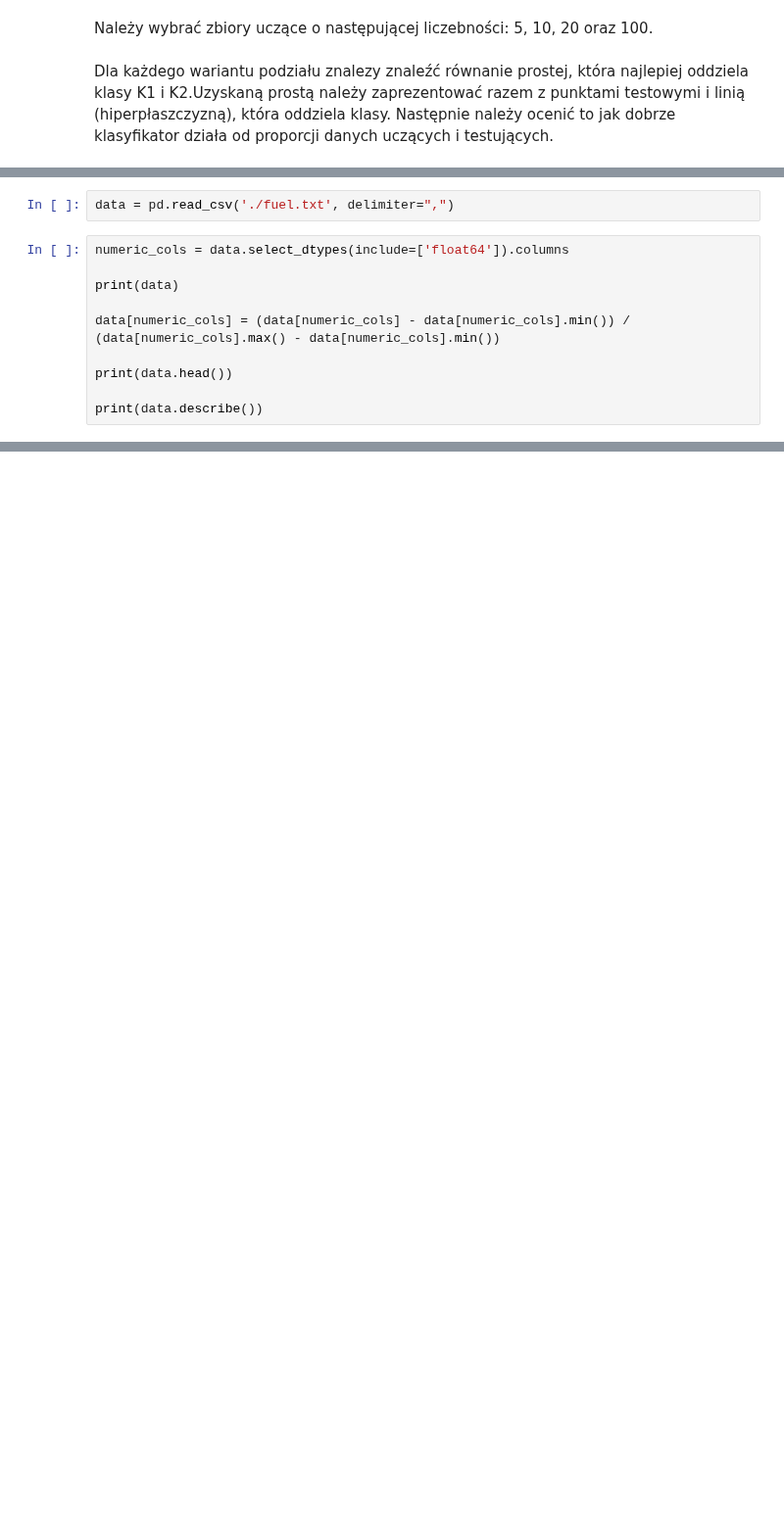
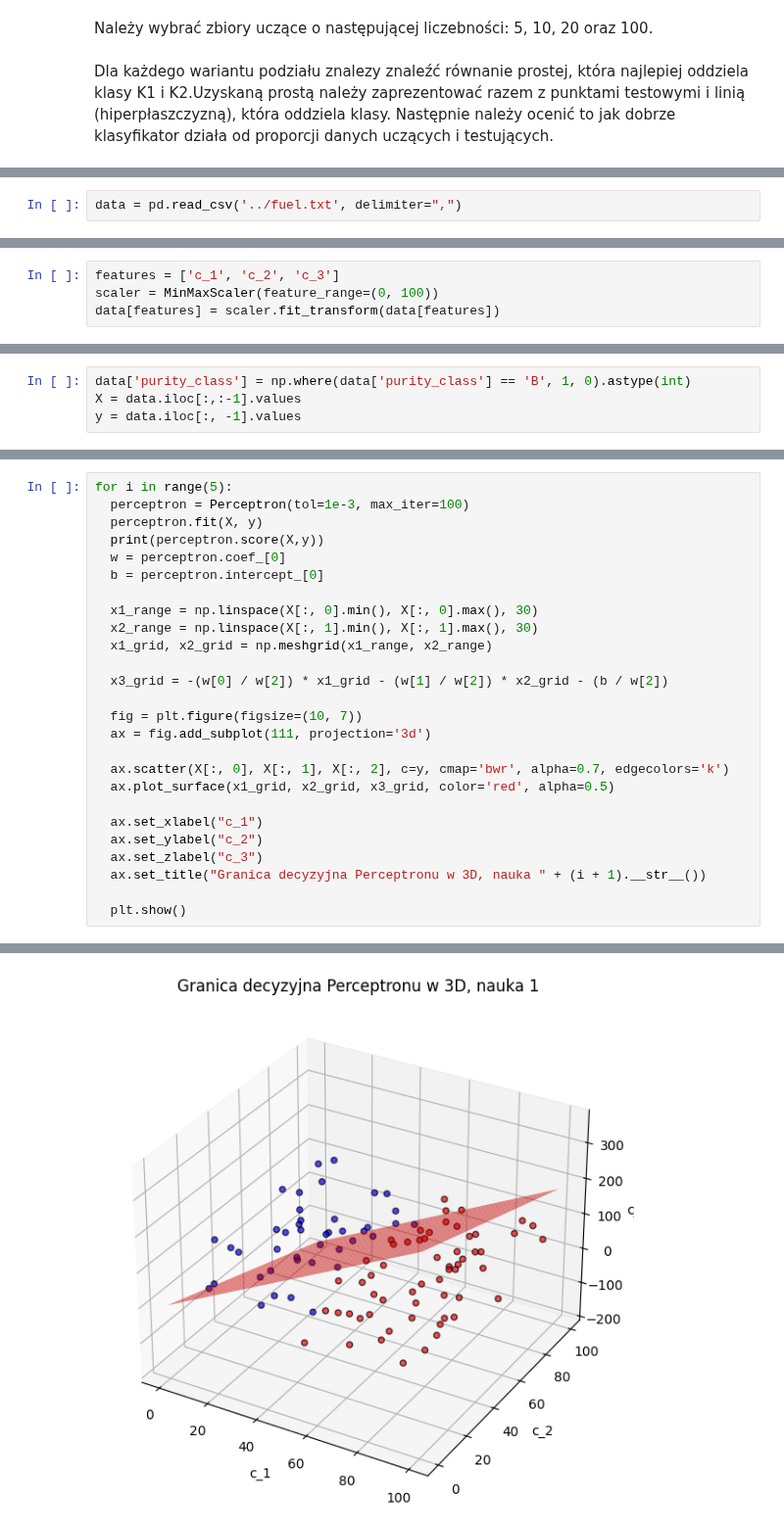
Before and after one commit to nkocjan/computational-intelligence-methods, a Jupyter notebook: lab01/lab01.ipynb, the cells around one changed output, grey strips where cells are left out. Shown at 98% size. Drawn from its saved outputs; the diff is of its cells as text; blank space fills up the shorter version.

```diff
--- a/lab01/lab01.ipynb
+++ b/lab01/lab01.ipynb
@@ -56,12 +59,2 @@ Proszę sprawdzić skuteczność sieci opartej o pojedynczy neuron do klasyfikac
 # %%
-data = pd.read_csv('./fuel.txt', delimiter=",")
+data = pd.read_csv('../fuel.txt', delimiter=",")
-# %%
-numeric_cols = data.select_dtypes(include=['float64']).columns
-
-print(data)
-
-data[numeric_cols] = (data[numeric_cols] - data[numeric_cols].min()) / (data[numeric_cols].max() - data[numeric_cols].min())
-
-print(data.head())
-
-print(data.describe())
@@ -85,0 +63,4 @@ max      1.000000    1.000000    1.000000
+# %%
+features = ['c_1', 'c_2', 'c_3']
+scaler = MinMaxScaler(feature_range=(0, 100))
+data[features] = scaler.fit_transform(data[features])
@@ -85,0 +69,4 @@ max      1.000000    1.000000    1.000000
+# %%
+data['purity_class'] = np.where(data['purity_class'] == 'B', 1, 0).astype(int)
+X = data.iloc[:,:-1].values
+y = data.iloc[:, -1].values
@@ -85,0 +75,27 @@ max      1.000000    1.000000    1.000000
+# %%
+for i in range(5):
+  perceptron = Perceptron(tol=1e-3, max_iter=100)
+  perceptron.fit(X, y)
+  print(perceptron.score(X,y))
+  w = perceptron.coef_[0]
+  b = perceptron.intercept_[0]
+
+  x1_range = np.linspace(X[:, 0].min(), X[:, 0].max(), 30)
+  x2_range = np.linspace(X[:, 1].min(), X[:, 1].max(), 30)
+  x1_grid, x2_grid = np.meshgrid(x1_range, x2_range)
+
+  x3_grid = -(w[0] / w[2]) * x1_grid - (w[1] / w[2]) * x2_grid - (b / w[2])
+
+  fig = plt.figure(figsize=(10, 7))
+  ax = fig.add_subplot(111, projection='3d')
+
+  ax.scatter(X[:, 0], X[:, 1], X[:, 2], c=y, cmap='bwr', alpha=0.7, edgecolors='k')
+  ax.plot_surface(x1_grid, x2_grid, x3_grid, color='red', alpha=0.5)
+
+  ax.set_xlabel("c_1")
+  ax.set_ylabel("c_2")
+  ax.set_zlabel("c_3")
+  ax.set_title("Granica decyzyjna Perceptronu w 3D, nauka " + (i + 1).__str__())
+
+  plt.show()
+# %% [output]
@@ -85,0 +103 @@ max      1.000000    1.000000    1.000000
+[figure, added]
```
Also changed, not shown: parts of 9 cells of this notebook.
